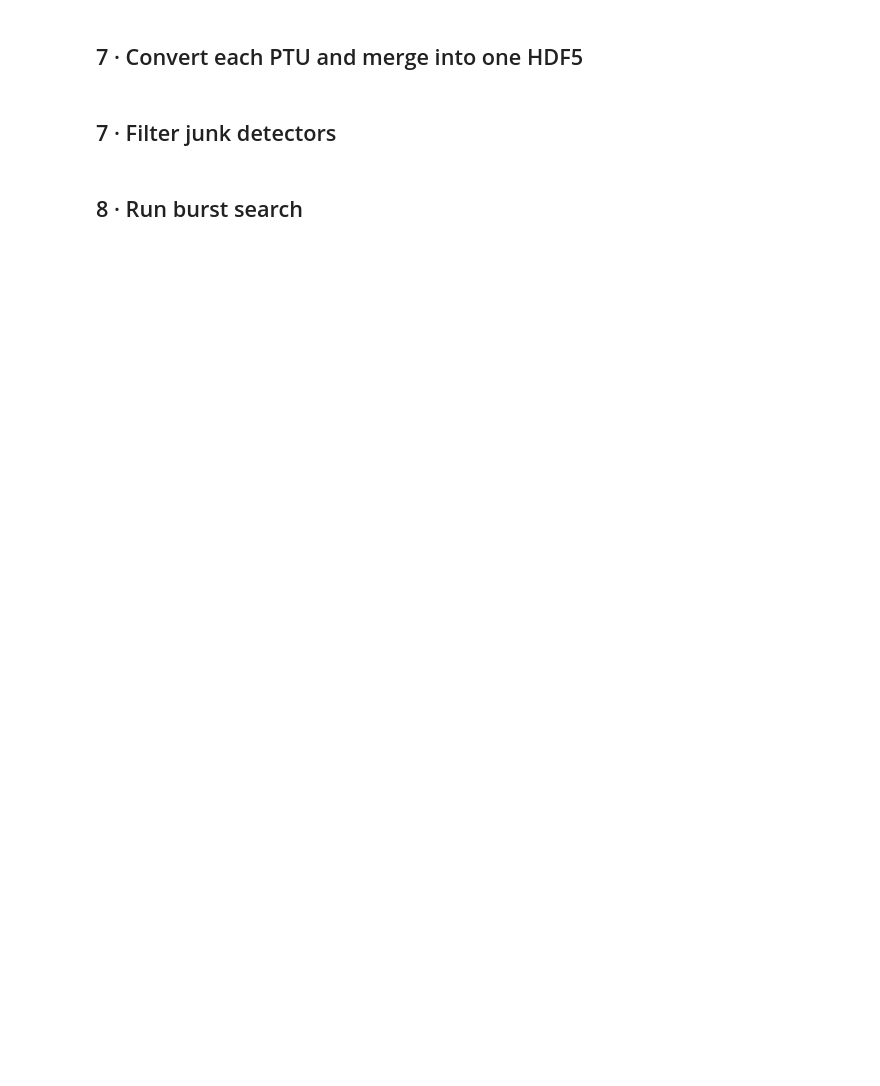
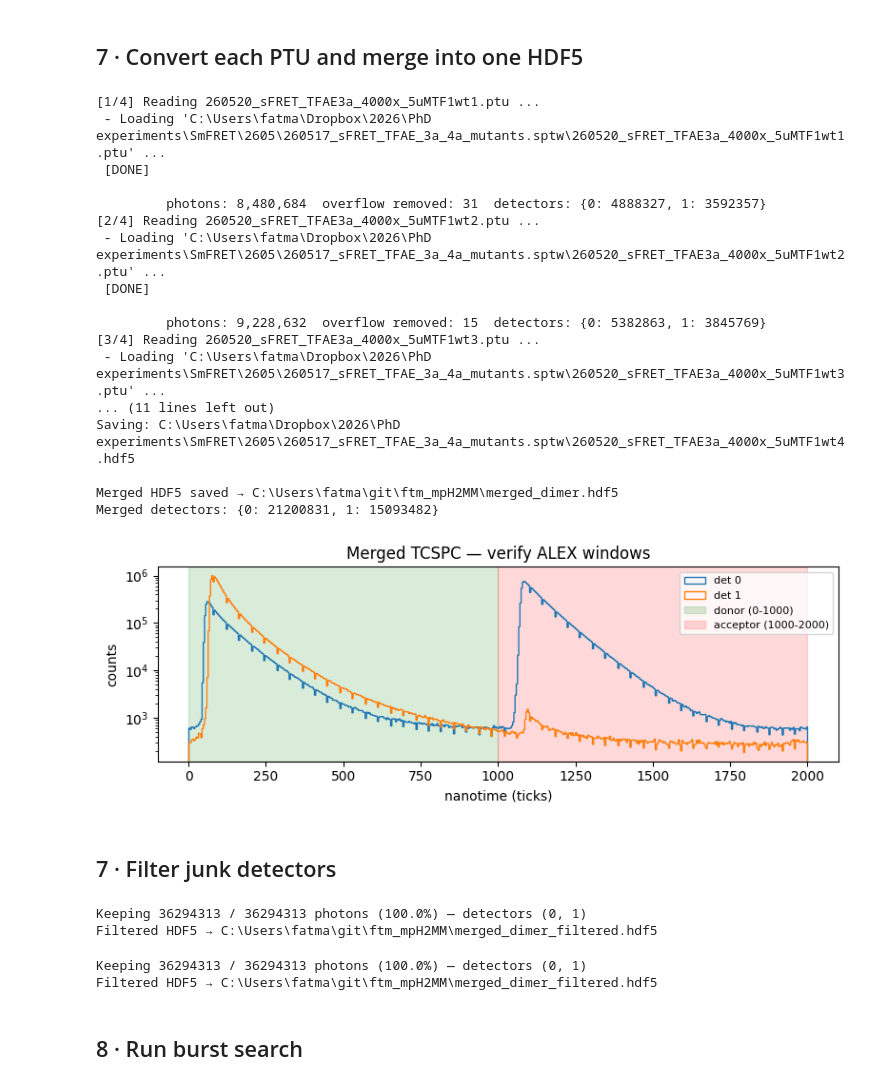
Before and after one commit to fatmasen/ftm_mpH2MM, a Jupyter notebook: H2MM_PTU_Alexa555_647_MULTIFILE.ipynb, the cells around one changed output. Saved outputs shown, nothing was run; the diff lists cells and outputs as text; code cells hidden in the pictures; blank space fills up the shorter version.

```diff
--- a/H2MM_PTU_Alexa555_647_MULTIFILE.ipynb
+++ b/H2MM_PTU_Alexa555_647_MULTIFILE.ipynb
@@ -367,38 +436,74 @@ def convert_and_merge_ptus(
     print(f'\nMerged HDF5 saved → {merged_h5}')
 
     # TCSPC decay plot — verify ALEX windows on merged data
     unique_det, counts = np.unique(merged_det, return_counts=True)
     print('Merged detectors:', dict(zip(unique_det.tolist(), counts.tolist())))
 
     fig, ax = plt.subplots(figsize=(8, 3))
     for det_id in unique_det:
         mask = merged_det == det_id
         ax.hist(merged_nt[mask], bins=512, histtype='step', label=f'det {det_id}')
     ax.axvspan(0,    1000, alpha=0.15, color='green', label='donor (0-1000)')
     ax.axvspan(1000, 2000, alpha=0.15, color='red',   label='acceptor (1000-2000)')
     ax.set_yscale('log')
     ax.set_xlabel('nanotime (ticks)')
     ax.set_ylabel('counts')
     ax.legend(fontsize=8)
     ax.set_title('Merged TCSPC — verify ALEX windows')
     plt.tight_layout(); plt.show()
 
 
 # Run the conversion + merge
 convert_and_merge_ptus(
     ptu_files=ptu_files,
     merged_h5=merged_h5,
-    description='smFRET — Alexa555/Alexa647 merged APO',
+    description='smFRET — Alexa555/Alexa647 merged Dimer',
     author=author,
     author_affiliation='KUL',
     sample_name=sample_name,
     buffer_name=buffer_name,
     dye_names='Alexa555, Alexa647',
 )
+# %% [output]
+[1/4] Reading 260520_sFRET_TFAE3a_4000x_5uMTF1wt1.ptu ...
+ - Loading 'C:\Users\fatma\Dropbox\2026\PhD experiments\SmFRET\2605\260517_sFRET_TFAE_3a_4a_mutants.sptw\260520_sFRET_TFAE3a_4000x_5uMTF1wt1.ptu' ...
+ [DONE]
+
+         photons: 8,480,684  overflow removed: 31  detectors: {0: 4888327, 1: 3592357}
+[2/4] Reading 260520_sFRET_TFAE3a_4000x_5uMTF1wt2.ptu ...
+ - Loading 'C:\Users\fatma\Dropbox\2026\PhD experiments\SmFRET\2605\260517_sFRET_TFAE_3a_4a_mutants.sptw\260520_sFRET_TFAE3a_4000x_5uMTF1wt2.ptu' ...
+ [DONE]
+
+         photons: 9,228,632  overflow removed: 15  detectors: {0: 5382863, 1: 3845769}
+[3/4] Reading 260520_sFRET_TFAE3a_4000x_5uMTF1wt3.ptu ...
+ - Loading 'C:\Users\fatma\Dropbox\2026\PhD experiments\SmFRET\2605\260517_sFRET_TFAE_3a_4a_mutants.sptw\260520_sFRET_TFAE3a_4000x_5uMTF1wt3.ptu' ...
+... (11 lines left out)
+Saving: C:\Users\fatma\Dropbox\2026\PhD experiments\SmFRET\2605\260517_sFRET_TFAE_3a_4a_mutants.sptw\260520_sFRET_TFAE3a_4000x_5uMTF1wt4.hdf5
+
+Merged HDF5 saved → C:\Users\fatma\git\ftm_mpH2MM\merged_dimer.hdf5
+Merged detectors: {0: 21200831, 1: 15093482}
+[figure, added]
 # %% [markdown]
 ## 7 · Filter junk detectors
+# %%
+from pathlib import Path
+
+# ── Re-define paths here so this cell can run independently ───────────────
+data_dir    = Path(r'C:/Users/fatma/Dropbox/2026/PhD experiments/SmFRET/2605/260517_sFRET_TFAE_3a_4a_mutants.sptw')
+data_dir2   = Path(r"C:/Users/fatma/git/ftm_mpH2MM")
+merged_h5   = str(data_dir2 / 'merged_dimer.hdf5')
+filtered_h5 = str(data_dir2 / 'merged_dimer_filtered.hdf5')
+# ─────────────────────────────────────────────────────────────────────────
+
+filter_detectors(merged_h5, filtered_h5, keep=(0, 1))
+# %% [output]
+Keeping 36294313 / 36294313 photons (100.0%) — detectors (0, 1)
+Filtered HDF5 → C:\Users\fatma\git\ftm_mpH2MM\merged_dimer_filtered.hdf5
 # %%
-filter_detectors(output_h5, filtered_h5, keep=(0, 1))
+filter_detectors(merged_h5, filtered_h5, keep=(0, 1))
+# %% [output]
+Keeping 36294313 / 36294313 photons (100.0%) — detectors (0, 1)
+Filtered HDF5 → C:\Users\fatma\git\ftm_mpH2MM\merged_dimer_filtered.hdf5
 # %% [markdown]
 ## 8 · Run burst search
 # %%
```
Also changed, not shown: parts of 16 cells of this notebook.
